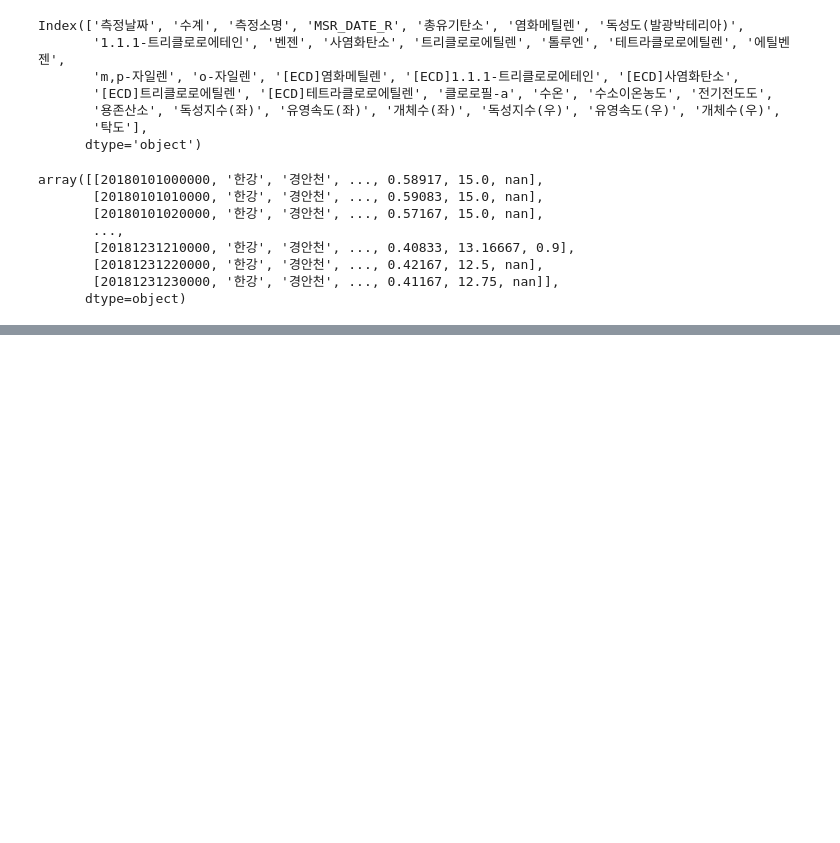
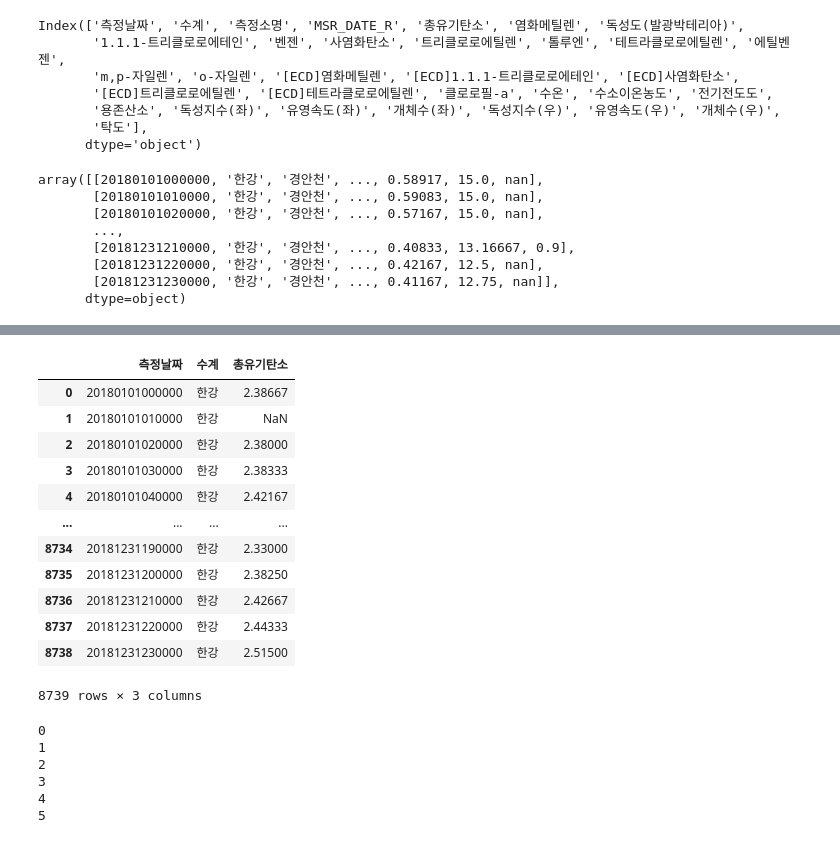
Before and after one commit to shevious/webstudy, a Jupyter notebook: deep/water/pdtest.ipynb, the cells around one changed output, grey strips where cells are left out. Saved outputs shown, nothing was run; the diff lists cells and outputs as text; code cells hidden in the pictures; blank space fills up the shorter version.

```diff
--- a/deep/water/pdtest.ipynb
+++ b/deep/water/pdtest.ipynb
@@ -60,0 +440,31 @@ KeyError: 0
+# %%
+data = data_all.iloc[:, [0,1,4]]
+# %%
+data
+# %% [output]
+|  | 측정날짜 | 수계 | 총유기탄소 |
+| 0 | 20180101000000 | 한강 | 2.38667 |
+| 1 | 20180101010000 | 한강 | NaN |
+| 2 | 20180101020000 | 한강 | 2.38000 |
+| 3 | 20180101030000 | 한강 | 2.38333 |
+| 4 | 20180101040000 | 한강 | 2.42167 |
+| ... | ... | ... | ... |
+| 8734 | 20181231190000 | 한강 | 2.33000 |
+| 8735 | 20181231200000 | 한강 | 2.38250 |
+| 8736 | 20181231210000 | 한강 | 2.42667 |
+| 8737 | 20181231220000 | 한강 | 2.44333 |
+| 8738 | 20181231230000 | 한강 | 2.51500 |
+8739 rows × 3 columns
+# %%
+excel_files = []
+for i in range(len(file_names)):
+    file_name = file_names[i]
+    df = pd.read_excel(file_name)
+    excel_files.append(df)
+# %% [output]
+0
+1
+2
+3
+4
+5
```
Also changed, not shown: parts of 47 cells of this notebook.
